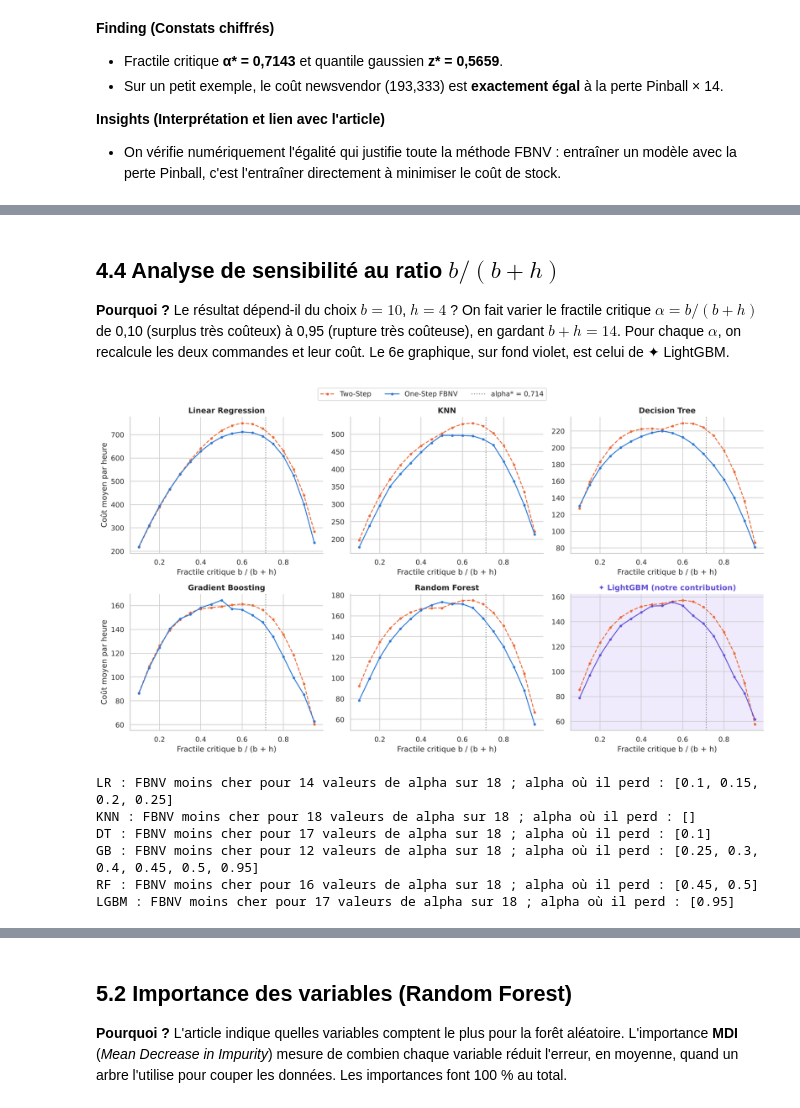
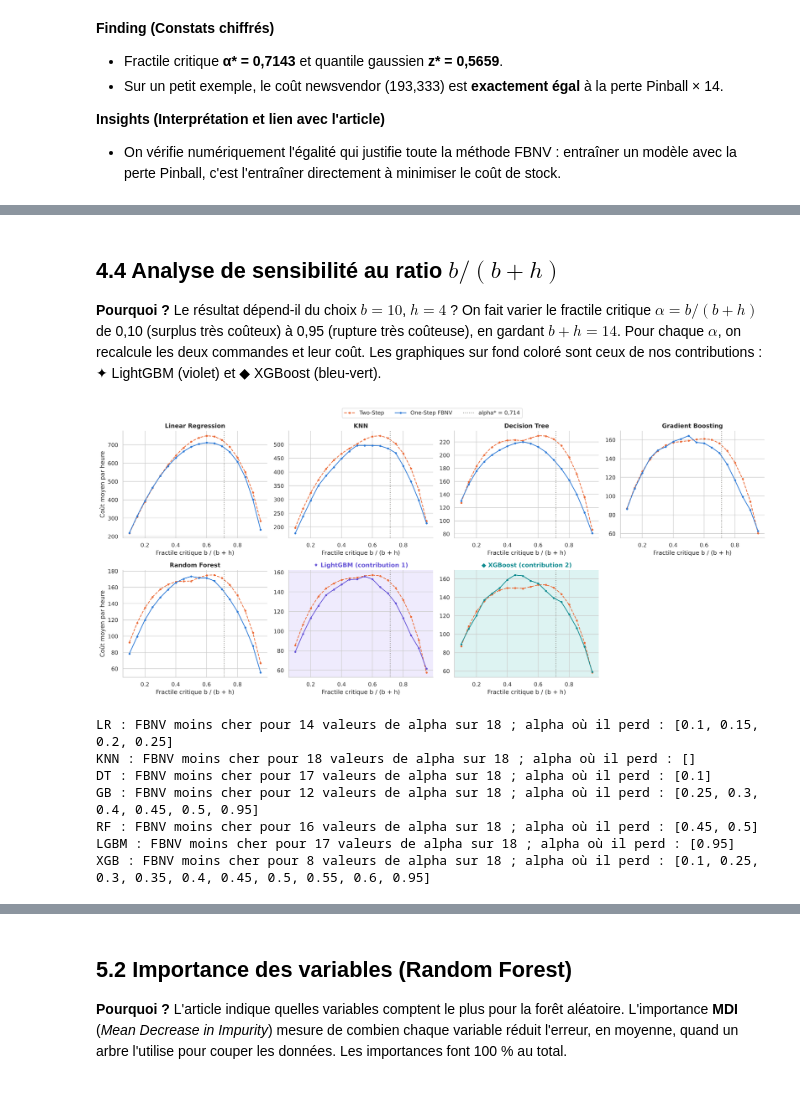
Before and after one commit to eliasbelme/eliasbelme.github.io, a Jupyter notebook: TP_GP27_FBNV.ipynb, the cells around one changed output, grey strips where cells are left out. Saved outputs shown, nothing was run; the diff lists cells and outputs as text; code cells hidden in the pictures.

```diff
--- a/TP_GP27_FBNV.ipynb
+++ b/TP_GP27_FBNV.ipynb
@@ -692,6 +739,7 @@ modeles = {
     "Gradient Boosting": GradientBoostingRegressor(random_state=RANDOM_STATE),
     "HistGradientBoosting": HistGradientBoostingRegressor(random_state=RANDOM_STATE),
     "LightGBM": lgb.LGBMRegressor(random_state=RANDOM_STATE, verbose=-1),           # ✦ CONTRIBUTION
+    "XGBoost": xgb.XGBRegressor(random_state=RANDOM_STATE),                         # ◆ CONTRIBUTION 2
 }
 
 resultats_cv, rmse_plis = [], {}
@@ -777,10 +830,12 @@ grilles = {
                           {"n_estimators": [300, 600], "max_depth": [4, 6]}),
     "LightGBM": (lgb.LGBMRegressor(learning_rate=0.05, random_state=RANDOM_STATE, verbose=-1),   # ✦ CONTRIBUTION
                  {"n_estimators": [500, 1000], "num_leaves": [31, 63]}),
+    "XGBoost": (xgb.XGBRegressor(learning_rate=0.05, random_state=RANDOM_STATE),              # ◆ CONTRIBUTION 2
+                {"n_estimators": [500, 1000], "max_depth": [6, 8]}),
 }
 meilleurs = {}
 for nom, (modele, grille) in grilles.items():
-    paralleles = 1 if nom == "LightGBM" else -1          # LightGBM utilise déjà tous les cœurs lui-même
+    paralleles = 1 if nom in ("LightGBM", "XGBoost") else -1   # ces deux méthodes utilisent déjà tous les cœurs
     gs = GridSearchCV(modele, grille, cv=kf, scoring="neg_root_mean_squared_error", n_jobs=paralleles).fit(Xtr, ytr)
     meilleurs[nom] = gs
 
@@ -893,9 +951,11 @@ prevision = {
     "GB": meilleurs["Gradient Boosting"].best_estimator_,
     "RF": meilleurs["Random Forest"].best_estimator_,
     "LGBM": meilleurs["LightGBM"].best_estimator_,                                  # ✦ CONTRIBUTION
+    "XGB": meilleurs["XGBoost"].best_estimator_,                                    # ◆ CONTRIBUTION 2
 }
 NOMS = {"LR": "Linear Regression", "LA": "Lasso", "KNN": "KNN", "DT": "Decision Tree",
-        "GB": "Gradient Boosting", "RF": "Random Forest", "LGBM": "LightGBM"}          # ✦ CONTRIBUTION
+        "GB": "Gradient Boosting", "RF": "Random Forest", "LGBM": "LightGBM",
+        "XGB": "XGBoost"}                                                            # ✦ ◆ CONTRIBUTIONS
 
 # ---- Two-Step : prévision moyenne + marge z* x sigma ----
 d_hat, sigma, q_two = {}, {}, {}
@@ -951,6 +1011,14 @@ gs_lgbm_fb = GridSearchCV(lgb.LGBMRegressor(objective="quantile", alpha=ALPHA, l
 q_one["LGBM"] = np.maximum(gs_lgbm_fb.predict(Xte), 0)                             # ✦ CONTRIBUTION
 print("✦ LGBM+FB, meilleur réglage :", gs_lgbm_fb.best_params_)
 
+# ◆ CONTRIBUTION 2 : XGB+FB, XGBoost entraîné directement sur la perte Pinball (même protocole)
+gs_xgb_fb = GridSearchCV(xgb.XGBRegressor(objective="reg:quantileerror", quantile_alpha=ALPHA, learning_rate=0.05,
+                                          random_state=RANDOM_STATE),
+                         {"n_estimators": [1000, 2000], "max_depth": [6, 8]},
+                         cv=kf, scoring=pinball).fit(Xtr, ytr)
+q_one["XGB"] = np.maximum(gs_xgb_fb.predict(Xte), 0)                               # ◆ CONTRIBUTION 2
+print("◆ XGB+FB, meilleur réglage :", gs_xgb_fb.best_params_)
+
 comparaison = pd.DataFrame({
     "Modèle": [NOMS[m] for m in prevision],
     "σ des erreurs (vélos)": [sigma[m] for m in prevision],
@@ -998,7 +1070,7 @@ Tableau 4.3 : Coût moyen par heure sur le jeu de test (b = 10, h = 4) · ✦ en
 # %% [markdown]
 ## 4.4 Analyse de sensibilité au ratio $b/(b+h)$
 
-**Pourquoi ?** Le résultat dépend-il du choix $b = 10$, $h = 4$ ? On fait varier le fractile critique $\alpha = b/(b+h)$ de 0,10 (surplus très coûteux) à 0,95 (rupture très coûteuse), en gardant $b + h = 14$. Pour chaque $\alpha$, on recalcule les deux commandes et leur coût. Le 6e graphique, sur fond violet, est celui de ✦ LightGBM.
+**Pourquoi ?** Le résultat dépend-il du choix $b = 10$, $h = 4$ ? On fait varier le fractile critique $\alpha = b/(b+h)$ de 0,10 (surplus très coûteux) à 0,95 (rupture très coûteuse), en gardant $b + h = 14$. Pour chaque $\alpha$, on recalcule les deux commandes et leur coût. Les graphiques sur fond coloré sont ceux de nos contributions : ✦ LightGBM (violet) et ◆ XGBoost (bleu-vert).
 # %%
 alphas = np.round(np.arange(0.10, 0.951, 0.05), 2)
 lignes = []
@@ -1015,46 +1087,54 @@ for a in alphas:
                    "KNN+FB": c(np.quantile(demandes_voisins, a, axis=1)),
                    "DT Two-Step": c(np.maximum(d_hat["DT"] + z_a * sigma["DT"], 0)),
                    "DT+FB": c(quantile_feuilles(a)),
                    "GB Two-Step": c(np.maximum(d_hat["GB"] + z_a * sigma["GB"], 0)),
                    "GB+FB": c(np.maximum(gb_a.predict(Xte), 0)),
                    "RF Two-Step": c(np.maximum(d_hat["RF"] + z_a * sigma["RF"], 0)),
                    "RF+FB": c(np.quantile(preds_arbres, a, axis=0)),
                    "LGBM Two-Step": c(np.maximum(d_hat["LGBM"] + z_a * sigma["LGBM"], 0)),        # ✦ CONTRIBUTION
                    "LGBM+FB": c(np.maximum(clone(gs_lgbm_fb.best_estimator_).set_params(alpha=a)
-                                           .fit(Xtr, ytr).predict(Xte), 0))})              # ✦ CONTRIBUTION
+                                           .fit(Xtr, ytr).predict(Xte), 0)),               # ✦ CONTRIBUTION
+                   "XGB Two-Step": c(np.maximum(d_hat["XGB"] + z_a * sigma["XGB"], 0)),          # ◆ CONTRIBUTION 2
+                   "XGB+FB": c(np.maximum(clone(gs_xgb_fb.best_estimator_).set_params(quantile_alpha=a)
+                                          .fit(Xtr, ytr).predict(Xte), 0))})               # ◆ CONTRIBUTION 2
 sens = pd.DataFrame(lignes)
 
-SENS = ["LR", "KNN", "DT", "GB", "RF", "LGBM"]                                     # ✦ CONTRIBUTION : LGBM
-fig, axes = plt.subplots(2, 3, figsize=(15, 8))
+SENS = ["LR", "KNN", "DT", "GB", "RF", "LGBM", "XGB"]                              # ✦ ◆ CONTRIBUTIONS
+fig, axes = plt.subplots(2, 4, figsize=(19, 8))
 axes = axes.ravel()
 for ax, m in zip(axes, SENS):
     ax.plot(sens["alpha"], sens[f"{m} Two-Step"], color=ORANGE, ls="--", marker="o", ms=3, label="Two-Step")
-    ax.plot(sens["alpha"], sens[f"{m}+FB"], color=VIOLET if m == "LGBM" else BLEU, marker="o", ms=3,
+    ax.plot(sens["alpha"], sens[f"{m}+FB"], color={"LGBM": VIOLET, "XGB": SARCELLE}.get(m, BLEU), marker="o", ms=3,
             label="One-Step FBNV")
     ax.axvline(ALPHA, color=GRIS, ls=":", label="alpha* = 0,714")
     ax.set(title=NOMS[m], xlabel="Fractile critique b / (b + h)")
     if m == "LGBM":                                                                 # ✦ CONTRIBUTION
         ax.set_facecolor(VIOLET_CLAIR)
-        ax.set_title("✦ LightGBM (notre contribution)", color=VIOLET)
+        ax.set_title("✦ LightGBM (contribution 1)", color=VIOLET)
+    if m == "XGB":                                                                  # ◆ CONTRIBUTION 2
+        ax.set_facecolor(SARCELLE_CLAIR)
+        ax.set_title("◆ XGBoost (contribution 2)", color=SARCELLE)
+axes[-1].axis("off")
 axes[0].set_ylabel("Coût moyen par heure")
-axes[3].set_ylabel("Coût moyen par heure")
+axes[4].set_ylabel("Coût moyen par heure")
 fig.legend(*axes[0].get_legend_handles_labels(), loc="upper center", ncol=3, fontsize=11, bbox_to_anchor=(0.5, 1.04))
 fig.tight_layout()
 sauver(fig, "fig8_sensibilite")
 plt.show()
 
 for m in SENS:
     gagne = (sens[f"{m}+FB"] < sens[f"{m} Two-Step"])
     print(f"{m} : FBNV moins cher pour {gagne.sum()} valeurs de alpha sur {len(alphas)} ;"
           f" alpha où il perd : {sens.loc[~gagne, 'alpha'].tolist()}")
 # %% [output]
-[figure, old version]
+[figure, new version]
 LR : FBNV moins cher pour 14 valeurs de alpha sur 18 ; alpha où il perd : [0.1, 0.15, 0.2, 0.25]
 KNN : FBNV moins cher pour 18 valeurs de alpha sur 18 ; alpha où il perd : []
 DT : FBNV moins cher pour 17 valeurs de alpha sur 18 ; alpha où il perd : [0.1]
 GB : FBNV moins cher pour 12 valeurs de alpha sur 18 ; alpha où il perd : [0.25, 0.3, 0.4, 0.45, 0.5, 0.95]
 RF : FBNV moins cher pour 16 valeurs de alpha sur 18 ; alpha où il perd : [0.45, 0.5]
 LGBM : FBNV moins cher pour 17 valeurs de alpha sur 18 ; alpha où il perd : [0.95]
+XGB : FBNV moins cher pour 8 valeurs de alpha sur 18 ; alpha où il perd : [0.1, 0.25, 0.3, 0.35, 0.4, 0.45, 0.5, 0.55, 0.6, 0.95]
 # %% [markdown]
 **Finding (Constats chiffrés)**
 * Nombre de valeurs de α (sur 18) où le FBNV est moins cher : **KNN 18**, **Decision Tree 17**, **Random Forest 16**, **Linear Regression 14** et **Gradient Boosting 12**.
```
Also changed, not shown: parts of 32 cells of this notebook, 7 other files.
